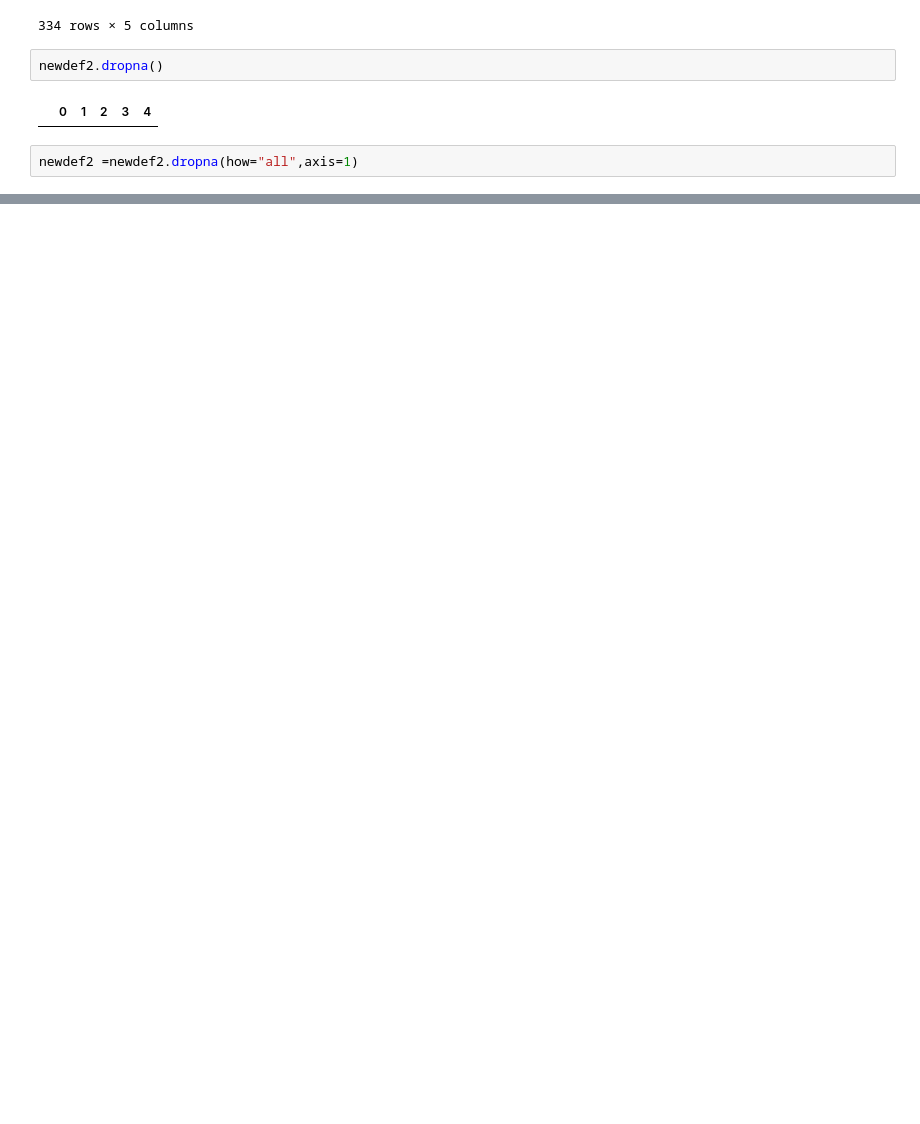
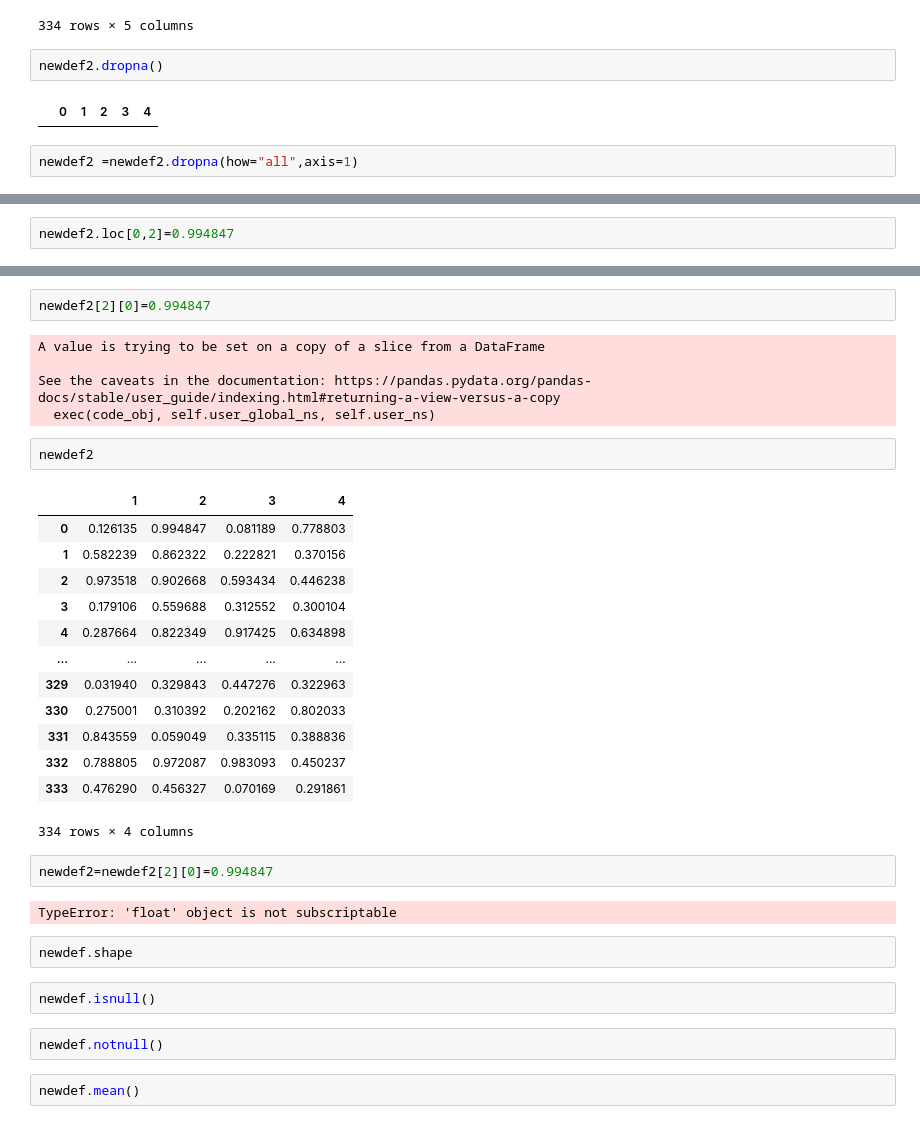
Before and after one commit to InvalidSB/Python-Pandas-Practice-files, a Jupyter notebook: CWHpandas/Untitled.ipynb, the cells around one changed output, grey strips where cells are left out. Drawn from its saved outputs; the diff is of its cells as text; blank space fills up the shorter version.

```diff
--- a/CWHpandas/Untitled.ipynb
+++ b/CWHpandas/Untitled.ipynb
@@ -659,0 +719,2 @@ newdef2
+# %%
+newdef2.loc[0,2]=0.994847
@@ -659,0 +730,35 @@ newdef2
+# %%
+newdef2[2][0]=0.994847
+# %% [output]
+A value is trying to be set on a copy of a slice from a DataFrame
+
+See the caveats in the documentation: https://pandas.pydata.org/pandas-docs/stable/user_guide/indexing.html#returning-a-view-versus-a-copy
+  exec(code_obj, self.user_global_ns, self.user_ns)
+# %%
+newdef2
+# %% [output]
+|  | 1 | 2 | 3 | 4 |
+| 0 | 0.126135 | 0.994847 | 0.081189 | 0.778803 |
+| 1 | 0.582239 | 0.862322 | 0.222821 | 0.370156 |
+| 2 | 0.973518 | 0.902668 | 0.593434 | 0.446238 |
+| 3 | 0.179106 | 0.559688 | 0.312552 | 0.300104 |
+| 4 | 0.287664 | 0.822349 | 0.917425 | 0.634898 |
+| ... | ... | ... | ... | ... |
+| 329 | 0.031940 | 0.329843 | 0.447276 | 0.322963 |
+| 330 | 0.275001 | 0.310392 | 0.202162 | 0.802033 |
+| 331 | 0.843559 | 0.059049 | 0.335115 | 0.388836 |
+| 332 | 0.788805 | 0.972087 | 0.983093 | 0.450237 |
+| 333 | 0.476290 | 0.456327 | 0.070169 | 0.291861 |
+334 rows × 4 columns
+# %%
+newdef2=newdef2[2][0]=0.994847
+# %% [output]
+TypeError: 'float' object is not subscriptable
+# %%
+newdef.shape
+# %%
+newdef.isnull()
+# %%
+newdef.notnull()
+# %%
+newdef.mean()
```
Also changed, not shown: parts of 41 cells of this notebook, 2 other files.
